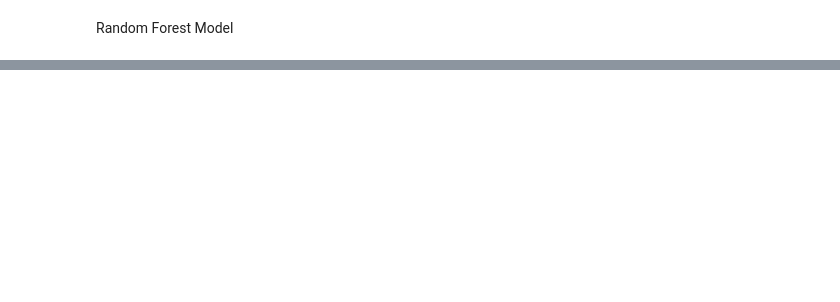
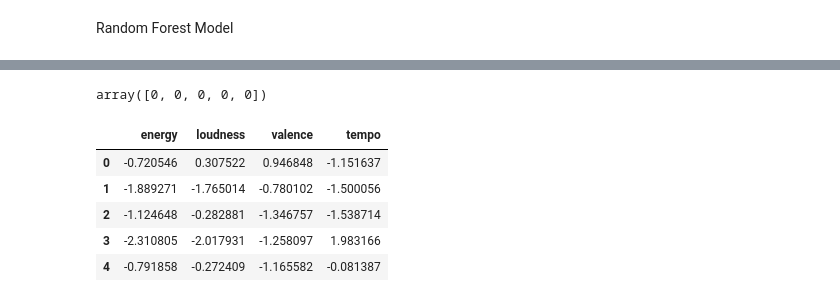
Before and after one commit to EmilieScanlon/Music2.0, a Jupyter notebook: Music_Info.ipynb, the cells around one changed output, grey strips where cells are left out. Saved outputs shown, nothing was run; the diff lists cells and outputs as text; code cells hidden in the pictures; blank space fills up the shorter version.

```diff
--- a/Music_Info.ipynb
+++ b/Music_Info.ipynb
@@ -185,0 +186,24 @@ Accuracy: 0.7623363544813696
+# %%
+#Create y-Feature variable
+y_variable = df_cleaned[['danceability_binary']].to_numpy().ravel()
+y_variable[0:5]
+# %% [output]
+array([0, 0, 0, 0, 0])
+# %%
+#Create X-Feature list "Variables", scale the data
+X_variables = df_cleaned[['energy', 'loudness', 'valence', 'tempo']]
+
+X_scaled = StandardScaler().fit_transform(X_variables)
+#Create the X-Variable DataFrame
+df_X_scaled = pd.DataFrame(
+    X_scaled,
+    columns=['energy', 'loudness', 'valence', 'tempo']
+)
+df_X_scaled.head()
+# %% [output]
+|  | energy | loudness | valence | tempo |
+| 0 | -0.720546 | 0.307522 | 0.946848 | -1.151637 |
+| 1 | -1.889271 | -1.765014 | -0.780102 | -1.500056 |
+| 2 | -1.124648 | -0.282881 | -1.346757 | -1.538714 |
+| 3 | -2.310805 | -2.017931 | -1.258097 | 1.983166 |
+| 4 | -0.791858 | -0.272409 | -1.165582 | -0.081387 |
```
Also changed, not shown: parts of 23 cells of this notebook, 1 other file.
